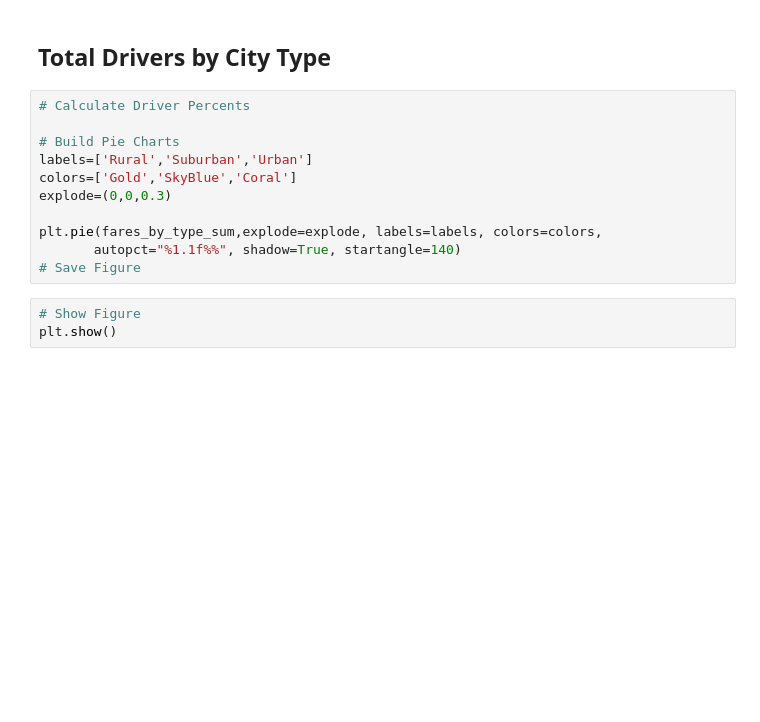
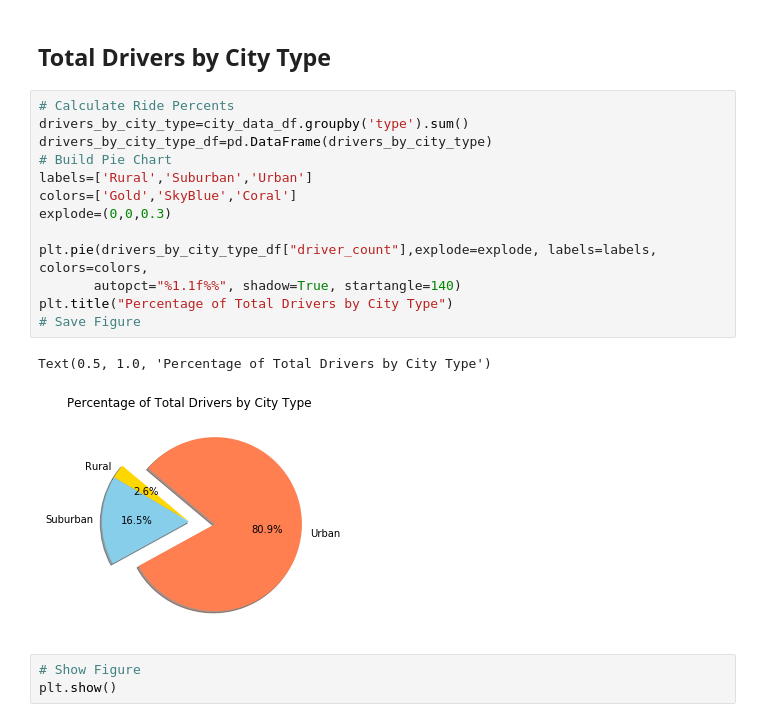
Before and after one commit to dudealy/HW5, a Jupyter notebook: pyber_starter.ipynb, the cells around one changed output. Saved outputs shown, nothing was run; the diff lists cells and outputs as text; blank space fills up the shorter version.

```diff
--- a/pyber_starter.ipynb
+++ b/pyber_starter.ipynb
@@ -129,16 +132,21 @@ plt.show()
 # %% [markdown]
 ## Total Drivers by City Type
 # %%
-# Calculate Driver Percents
-
-# Build Pie Charts
+# Calculate Ride Percents
+drivers_by_city_type=city_data_df.groupby('type').sum()
+drivers_by_city_type_df=pd.DataFrame(drivers_by_city_type)
+# Build Pie Chart
 labels=['Rural','Suburban','Urban']
 colors=['Gold','SkyBlue','Coral']
 explode=(0,0,0.3)
 
-plt.pie(fares_by_type_sum,explode=explode, labels=labels, colors=colors,
+plt.pie(drivers_by_city_type_df["driver_count"],explode=explode, labels=labels, colors=colors,
        autopct="%1.1f%%", shadow=True, startangle=140)
+plt.title("Percentage of Total Drivers by City Type")
 # Save Figure
+# %% [output]
+Text(0.5, 1.0, 'Percentage of Total Drivers by City Type')
+[figure, added]
 # %%
 # Show Figure
 plt.show()
```
Also changed, not shown: parts of 3 cells of this notebook.
